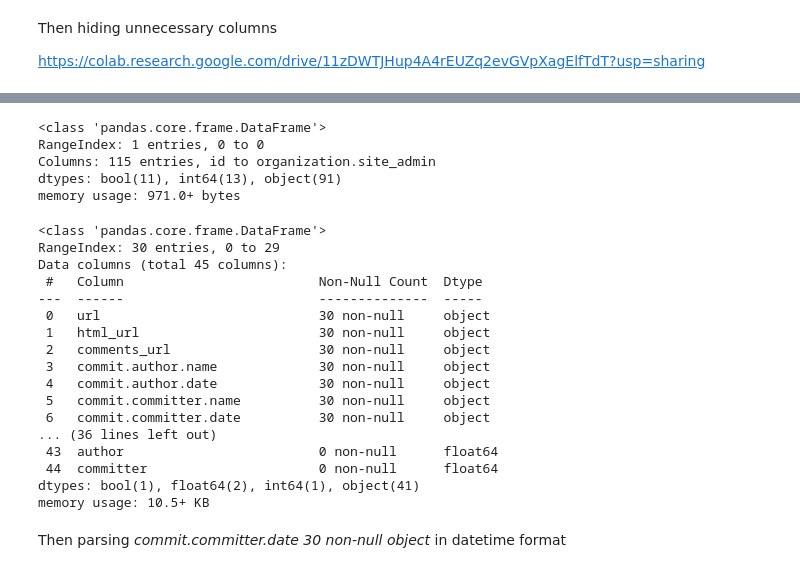
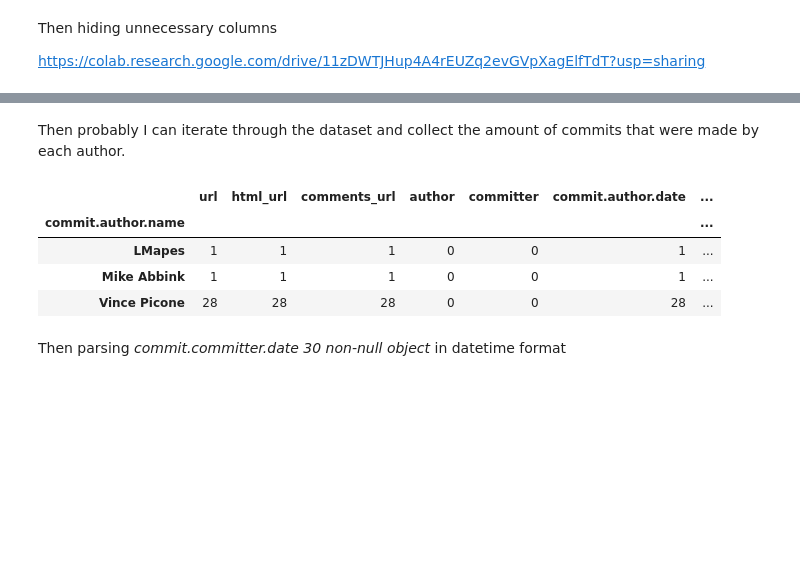
Before and after one commit to kuzminadya/FHP-infovis-py, a Jupyter notebook: Data_Dossier.ipynb, the cells around one changed output, grey strips where cells are left out. Cells and saved outputs as stored; diff of their text form; code cells hidden in the pictures; blank space fills up the shorter version.

```diff
--- a/Data_Dossier.ipynb
+++ b/Data_Dossier.ipynb
@@ -123,28 +157,0 @@ df_commits_table_reduced.sample(5)
-# %%
-df_repo_table.info()
-# %% [output]
-<class 'pandas.core.frame.DataFrame'>
-RangeIndex: 1 entries, 0 to 0
-Columns: 115 entries, id to organization.site_admin
-dtypes: bool(11), int64(13), object(91)
-memory usage: 971.0+ bytes
-# %%
-df_commits_table_reduced.info()
-# %% [output]
-<class 'pandas.core.frame.DataFrame'>
-RangeIndex: 30 entries, 0 to 29
-Data columns (total 45 columns):
- #   Column                         Non-Null Count  Dtype
----  ------                         --------------  -----
- 0   url                            30 non-null     object
- 1   html_url                       30 non-null     object
- 2   comments_url                   30 non-null     object
- 3   commit.author.name             30 non-null     object
- 4   commit.author.date             30 non-null     object
- 5   commit.committer.name          30 non-null     object
- 6   commit.committer.date          30 non-null     object
-... (36 lines left out)
- 43  author                         0 non-null      float64
- 44  committer                      0 non-null      float64
-dtypes: bool(1), float64(2), int64(1), object(41)
-memory usage: 10.5+ KB
@@ -151,2 +160,13 @@ memory usage: 10.5+ KB
+# %% [markdown]
+Then probably I can iterate through the dataset and collect the amount of commits that were made by each author.
+# %%
+df_commits_groupby_name = df_commits_table_reduced.groupby('commit.author.name').count()
+df_commits_groupby_name
+# %% [output]
+|  | url | html_url | comments_url | author | committer | commit.author.date | ... |
+| commit.author.name |  |  |  |  |  |  | ... |
+| LMapes | 1 | 1 | 1 | 0 | 0 | 1 | ... |
+| Mike Abbink | 1 | 1 | 1 | 0 | 0 | 1 | ... |
+| Vince Picone | 28 | 28 | 28 | 0 | 0 | 28 | ... |
 # %% [markdown]
 Then parsing *commit.committer.date          30 non-null     object* in datetime format
```
Also changed, not shown: parts of 26 cells of this notebook.
